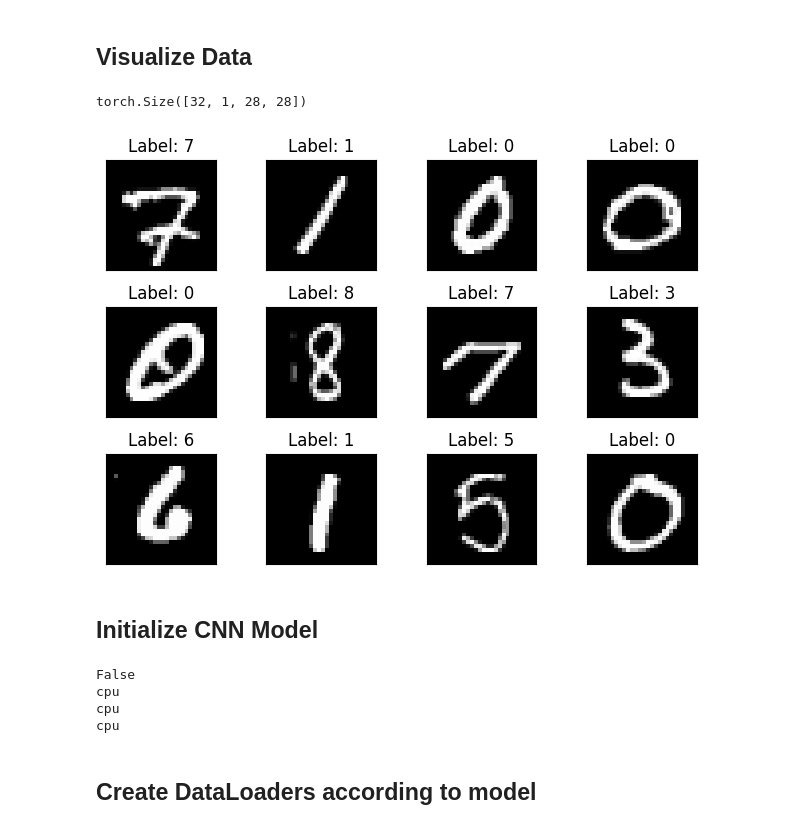
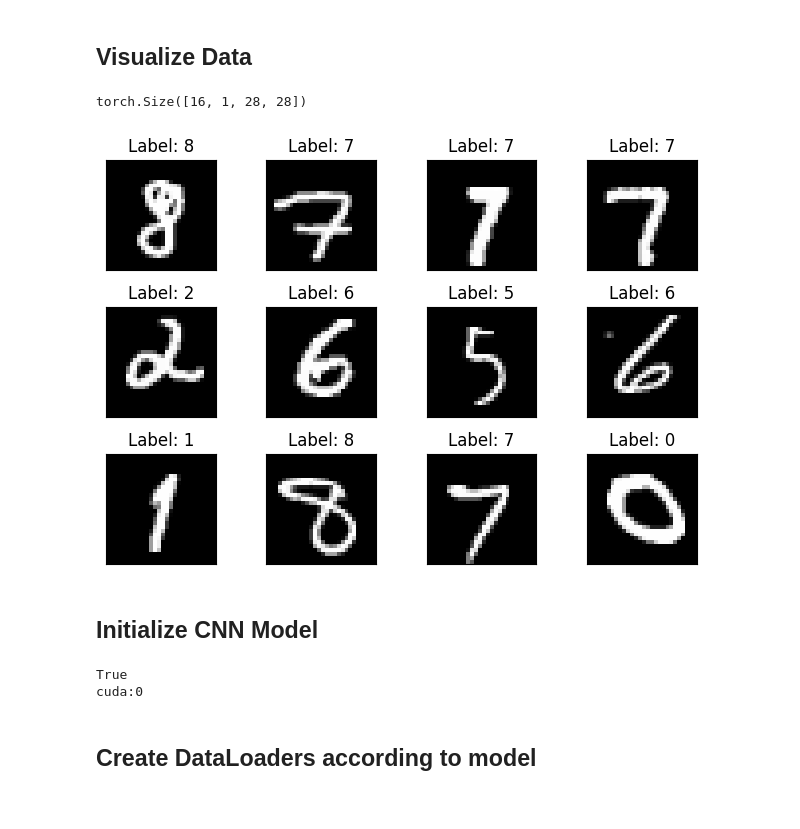
Before and after one commit to bwoody13/CNN-MNIST_CIFAR10-Classification, a Jupyter notebook: train_models.ipynb, the cells around one changed output. Drawn from its saved outputs; the diff is of its cells as text; code cells hidden in the pictures.

```diff
--- a/train_models.ipynb
+++ b/train_models.ipynb
@@ -95,33 +94,31 @@ Extracting data/MNIST/raw/t10k-labels-idx1-ubyte.gz to data/MNIST/raw
 # %% [markdown]
 ## Visualize Data
 # %%
-examples = enumerate(DataLoader(dataset, 32, shuffle=True))
+examples = enumerate(DataLoader(dataset, 16, shuffle=True))
 batch_idx, (example_data, example_targets) = next(examples)
 print(example_data.shape)
 fig = plt.figure()
 for i in range(12):
   plt.subplot(3, 4, i+1)
   plt.tight_layout()
   plt.imshow(example_data[i][0], cmap='gray', interpolation='none')
   plt.title("Label: {}".format(example_targets[i]))
   plt.xticks([])
   plt.yticks([])
 
 plt.show()
 # %% [output]
-torch.Size([32, 1, 28, 28])
+torch.Size([16, 1, 28, 28])
-[figure, old version]
+[figure, new version]
 # %% [markdown]
 ## Initialize CNN Model
 # %%
 print(torch.cuda.is_available())
-model = MNISTCNN(momentum=0.9, learning_rate=0.01, weight_decay=1e-5)
+model = MNISTCNN(momentum=0.9, learning_rate=0.01, weight_decay=1e-5, epochs=1)
 print(model.device)
 # %% [output]
-False
-cpu
-cpu
-cpu
+True
+cuda:0
 # %% [markdown]
 ## Create DataLoaders according to model
 # %%
```
Also changed, not shown: parts of 12 cells of this notebook.
